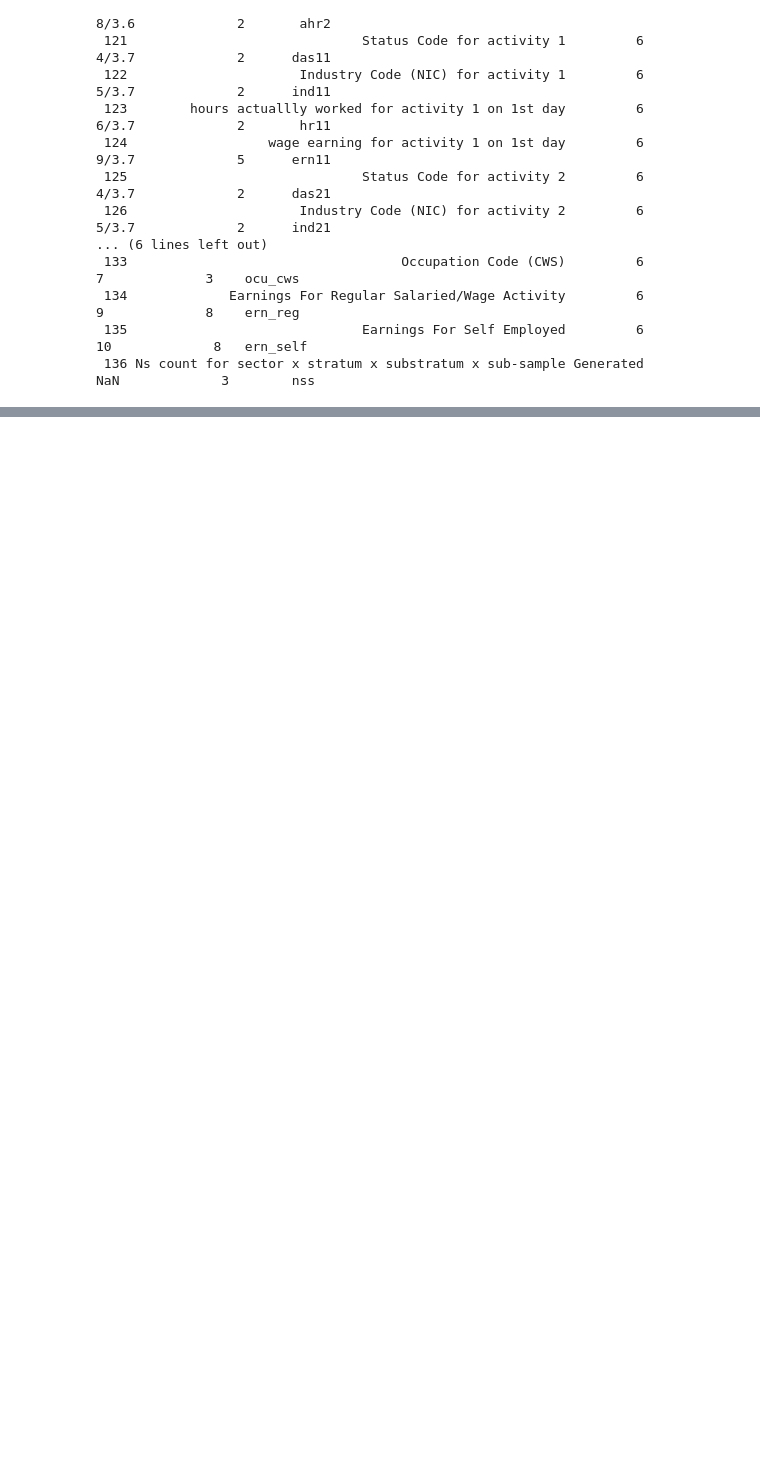
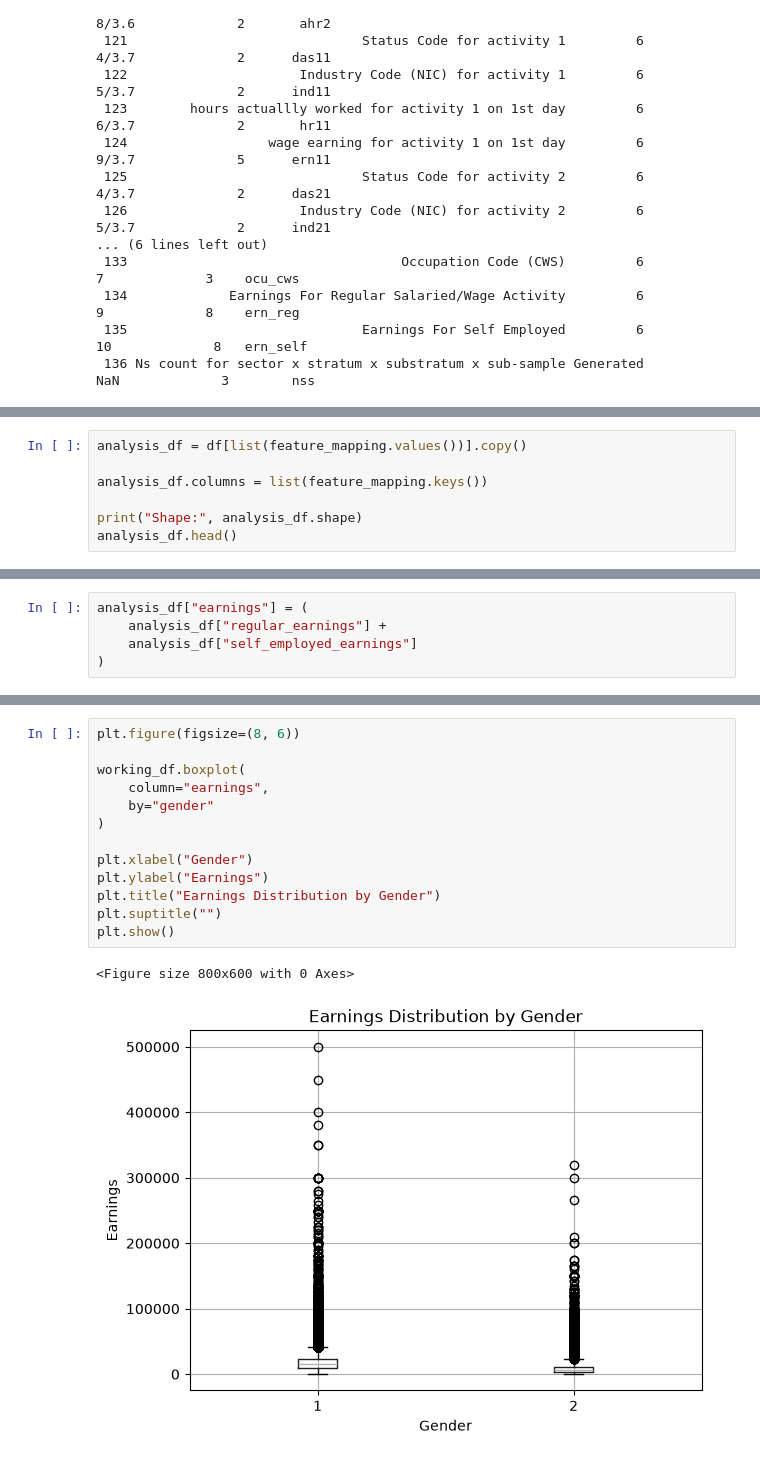
Before and after one commit to AzraAnjum07/Salary-Gap-Analysis, a Jupyter notebook: notebooks/01_data_preparation.ipynb, the cells around one changed output, grey strips where cells are left out. Saved outputs shown, nothing was run; the diff lists cells and outputs as text; blank space fills up the shorter version.

```diff
--- a/notebooks/01_data_preparation.ipynb
+++ b/notebooks/01_data_preparation.ipynb
@@ -250,0 +659,7 @@ print(layout_perv.iloc[115:136].to_string(index=False))
+# %%
+analysis_df = df[list(feature_mapping.values())].copy()
+
+analysis_df.columns = list(feature_mapping.keys())
+
+print("Shape:", analysis_df.shape)
+analysis_df.head()
@@ -250,0 +739,5 @@ print(layout_perv.iloc[115:136].to_string(index=False))
+# %%
+analysis_df["earnings"] = (
+    analysis_df["regular_earnings"] +
+    analysis_df["self_employed_earnings"]
+)
@@ -250,0 +902,16 @@ print(layout_perv.iloc[115:136].to_string(index=False))
+# %%
+plt.figure(figsize=(8, 6))
+
+working_df.boxplot(
+    column="earnings",
+    by="gender"
+)
+
+plt.xlabel("Gender")
+plt.ylabel("Earnings")
+plt.title("Earnings Distribution by Gender")
+plt.suptitle("")
+plt.show()
+# %% [output]
+<Figure size 800x600 with 0 Axes>
+[figure, added]
```
Also changed, not shown: parts of 45 cells of this notebook, 1 other file.
